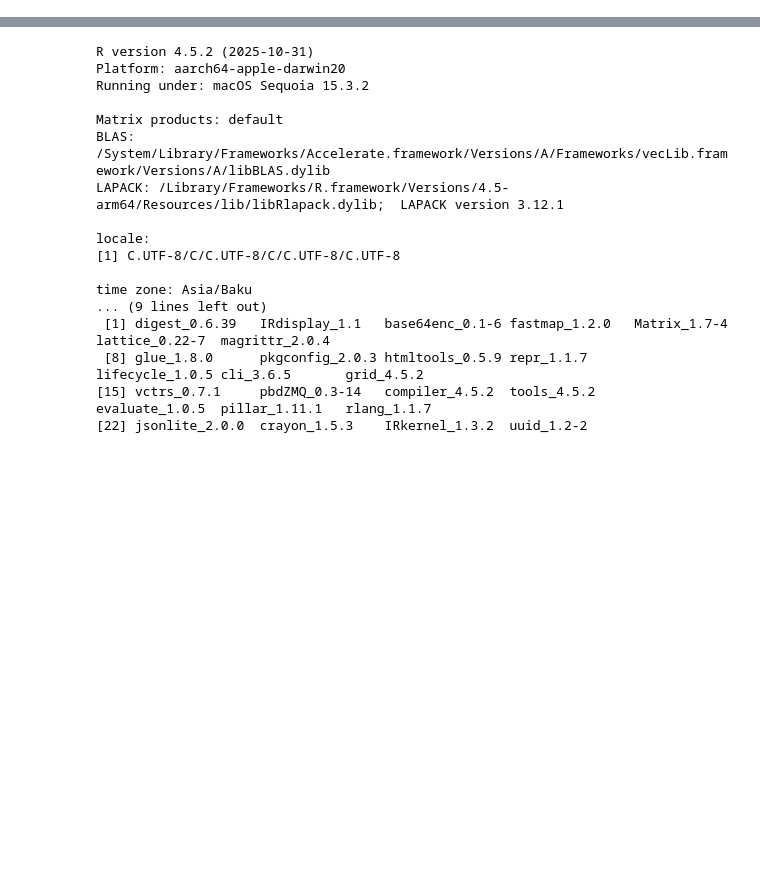
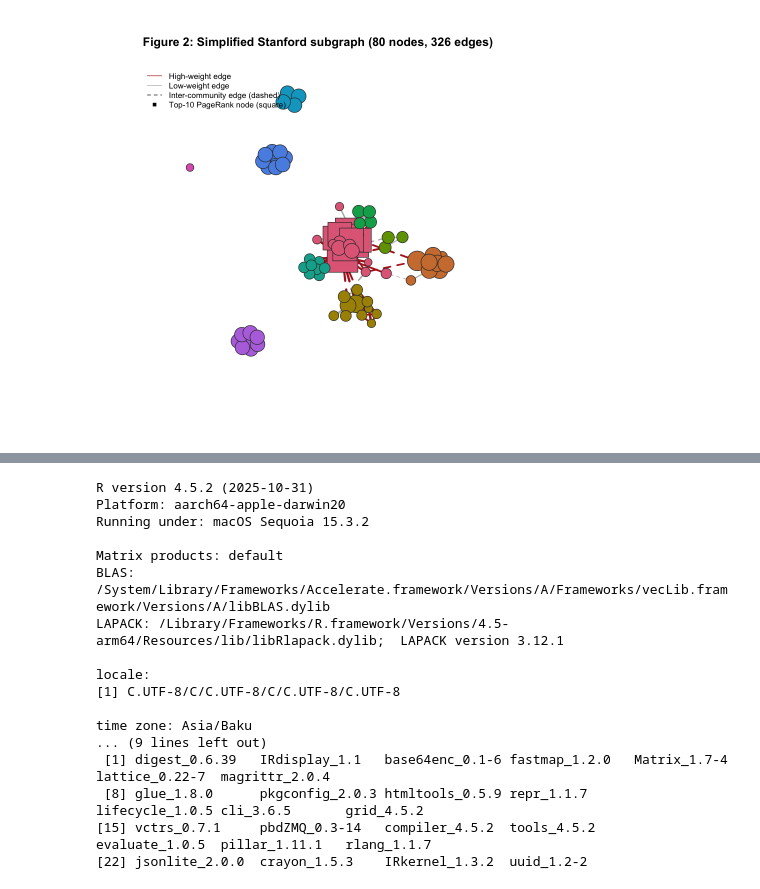
Before and after one commit to Kamal578/CSCI_6444_BigData_HomeworkProject, a Jupyter notebook: main.ipynb, the cells around one changed output, grey strips where cells are left out. Cells and saved outputs as stored; diff of their text form; code cells hidden in the pictures; blank space fills up the shorter version.

```diff
--- a/main.ipynb
+++ b/main.ipynb
@@ -545,0 +542,21 @@ Total functions listed: 37
+# %%
+# (e) Power centrality first, then build a full centrality comparison table
+pow_res <- safe_power_centrality(g_analysis_u, cfg$power_exponents)
+pow_vals <- pow_res$values
+pow_exp_used <- pow_res$exponent
+
+central_table <- data.frame(
+  vertex = V(g_analysis)$name,
+  pagerank = pr[V(g_analysis)$name],
+  eigen = eig[V(g_analysis)$name],
+  strength = str_w[V(g_analysis)$name],
+  power = pow_vals[V(g_analysis)$name],
+  stringsAsFactors = FALSE
+)
+central_table <- central_table[order(-central_table$pagerank), ]
+
+cat("(a) + (e) centrality comparison table (Top 10 by PageRank)
+")
+cat("Power-centrality exponent used:", pow_exp_used, "
+")
+print(head(central_table, 10))
@@ -545,0 +676,25 @@ Total functions listed: 37
+# %%
+viz_bundle <- make_viz_subgraph(g_analysis, central_table, cfg)
+g_viz_u <- viz_bundle$graph
+viz_comm <- viz_bundle$community
+
+# Explicit assignment guard for visualization size
+stopifnot(vcount(g_viz_u) >= 30, vcount(g_viz_u) <= 100)
+
+layout_viz <- layout_with_graphopt(g_viz_u)
+plot(
+  g_viz_u,
+  layout = layout_viz,
+  main = sprintf("Figure 2: Simplified Stanford subgraph (%d nodes, %d edges)", vcount(g_viz_u), ecount(g_viz_u))
+)
+legend(
+  "topleft",
+  legend = c("High-weight edge", "Low-weight edge", "Inter-community edge (dashed)", "Top-10 PageRank node (square)"),
+  col = c("firebrick", "gray70", "black", "black"),
+  lty = c(1, 1, 2, NA),
+  pch = c(NA, NA, NA, 15),
+  bty = "n",
+  cex = 0.8
+)
+# %% [output]
+[figure, added]
```
Also changed, not shown: parts of 62 cells of this notebook.
